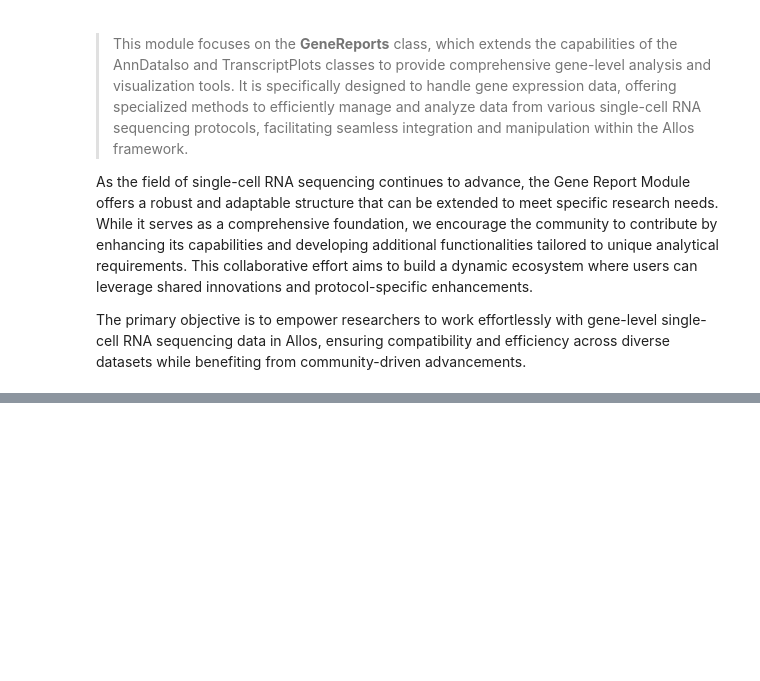
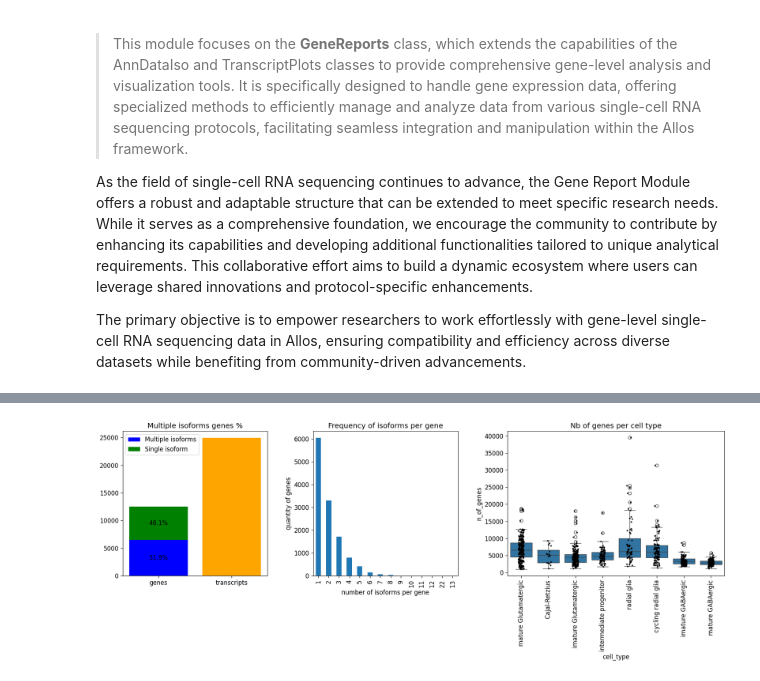
Before and after one commit to cobioda/allos, a Jupyter notebook: nbs/006_gene_report.ipynb, the cells around one changed output, grey strips where cells are left out. Drawn from its saved outputs; the diff is of its cells as text; code cells hidden in the pictures; blank space fills up the shorter version.

```diff
--- a/nbs/006_gene_report.ipynb
+++ b/nbs/006_gene_report.ipynb
@@ -300,0 +1081,4 @@ class GeneReports(TranscriptPlots, AnnDataIso):
+# %%
+gene_reports.plot_isoforms_summary()
+# %% [output]
+[figure, added]
```
Also changed, not shown: parts of 12 cells of this notebook, 7 other files.
